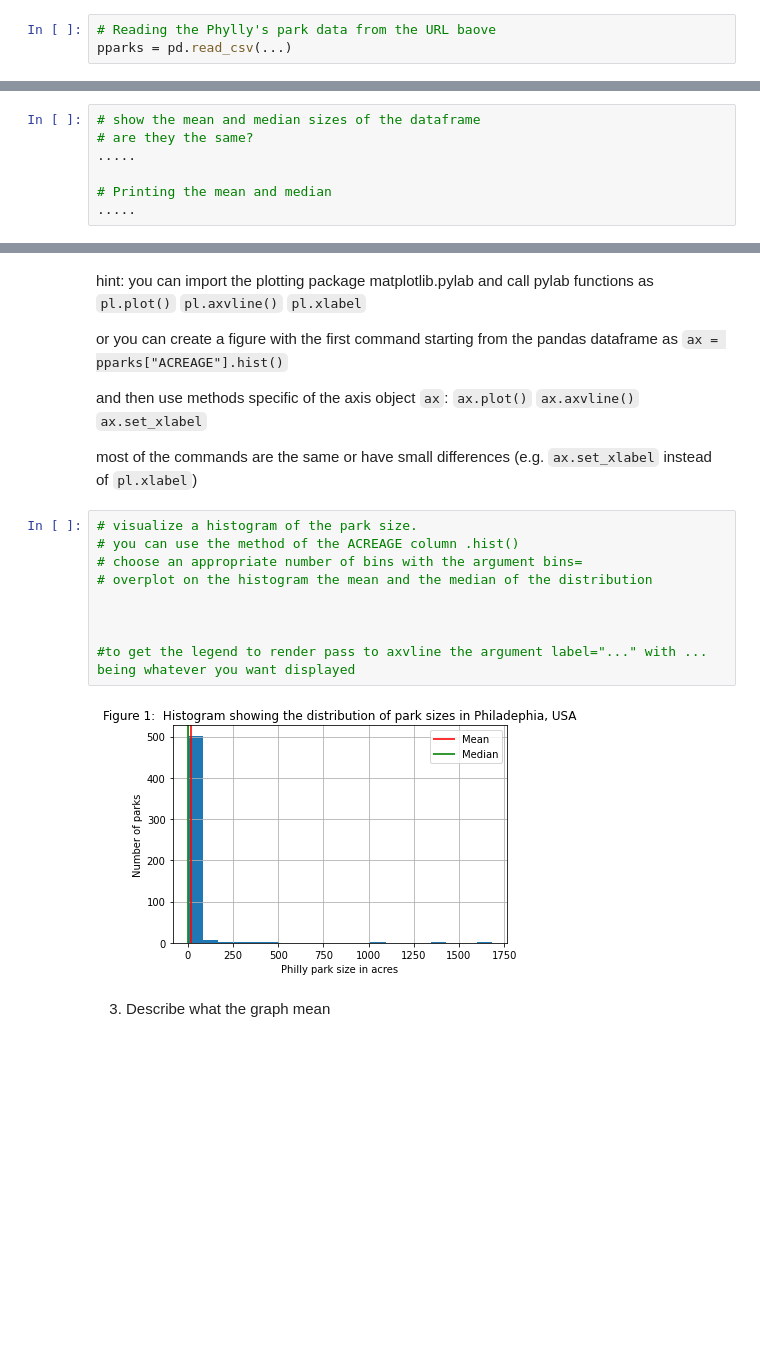
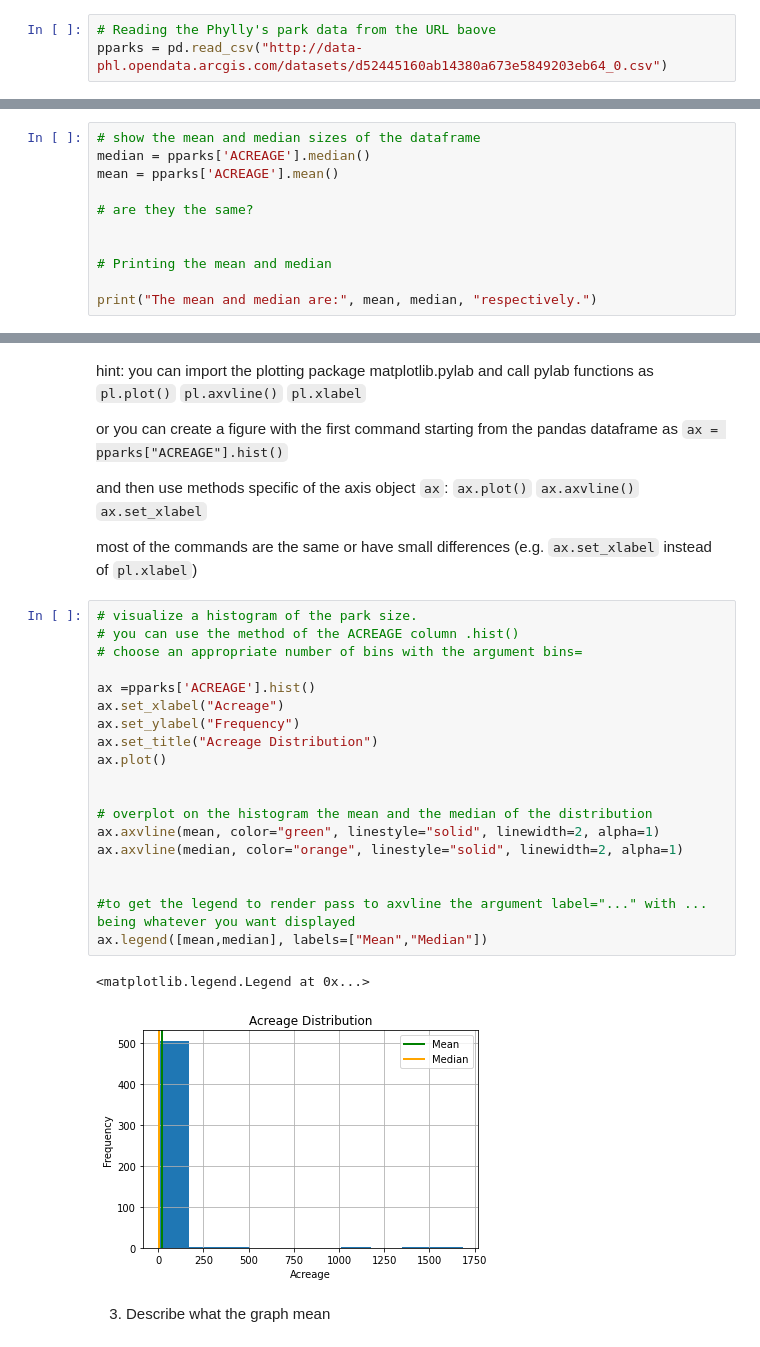
Before and after one commit to Omowumieru/FDSfE_OErukubami, a Jupyter notebook: HW2/HW2-Stats_Philly_Parks.ipynb, the cells around one changed output, grey strips where cells are left out. Saved outputs shown, nothing was run; the diff lists cells and outputs as text; blank space fills up the shorter version.

```diff
--- a/HW2/HW2-Stats_Philly_Parks.ipynb
+++ b/HW2/HW2-Stats_Philly_Parks.ipynb
@@ -33,7 +33,7 @@ you can find the data at http://data-phl.opendata.arcgis.com/datasets/d52445160a
 **Copy the URL above and use it to load the data**
 # %%
 # Reading the Phylly's park data from the URL baove
-pparks = pd.read_csv(...)
+pparks = pd.read_csv("http://data-phl.opendata.arcgis.com/datasets/d52445160ab14380a673e5849203eb64_0.csv")
 # %%
 # get the info and the statistical description of the dataframe
 pparks.info()
@@ -101,8 +104,12 @@ meanps = pparks['ACREAGE'].mean()
 # %%
 # show the mean and median sizes of the dataframe
+median = pparks['ACREAGE'].median()
+mean = pparks['ACREAGE'].mean()
+
 # are they the same?
-.....
+
 
 # Printing the mean and median
-.....
+
+print("The mean and median are:", mean, median, "respectively.")
 # %% [output]
@@ -129,13 +138,24 @@
 # %%
 # visualize a histogram of the park size.
 # you can use the method of the ACREAGE column .hist()
 # choose an appropriate number of bins with the argument bins=
+
+ax =pparks['ACREAGE'].hist()
+ax.set_xlabel("Acreage")
+ax.set_ylabel("Frequency")
+ax.set_title("Acreage Distribution")
+ax.plot()
+
+
 # overplot on the histogram the mean and the median of the distribution
-
+ax.axvline(mean, color="green", linestyle="solid", linewidth=2, alpha=1)
+ax.axvline(median, color="orange", linestyle="solid", linewidth=2, alpha=1)
 
 
 #to get the legend to render pass to axvline the argument label="..." with ... being whatever you want displayed
+ax.legend([mean,median], labels=["Mean","Median"])
 # %% [output]
+<matplotlib.legend.Legend at 0x...>
-[figure, old version]
+[figure, new version]
 # %% [markdown]
 3. Describe what the graph mean
```
Also changed, not shown: parts of 21 cells of this notebook.
